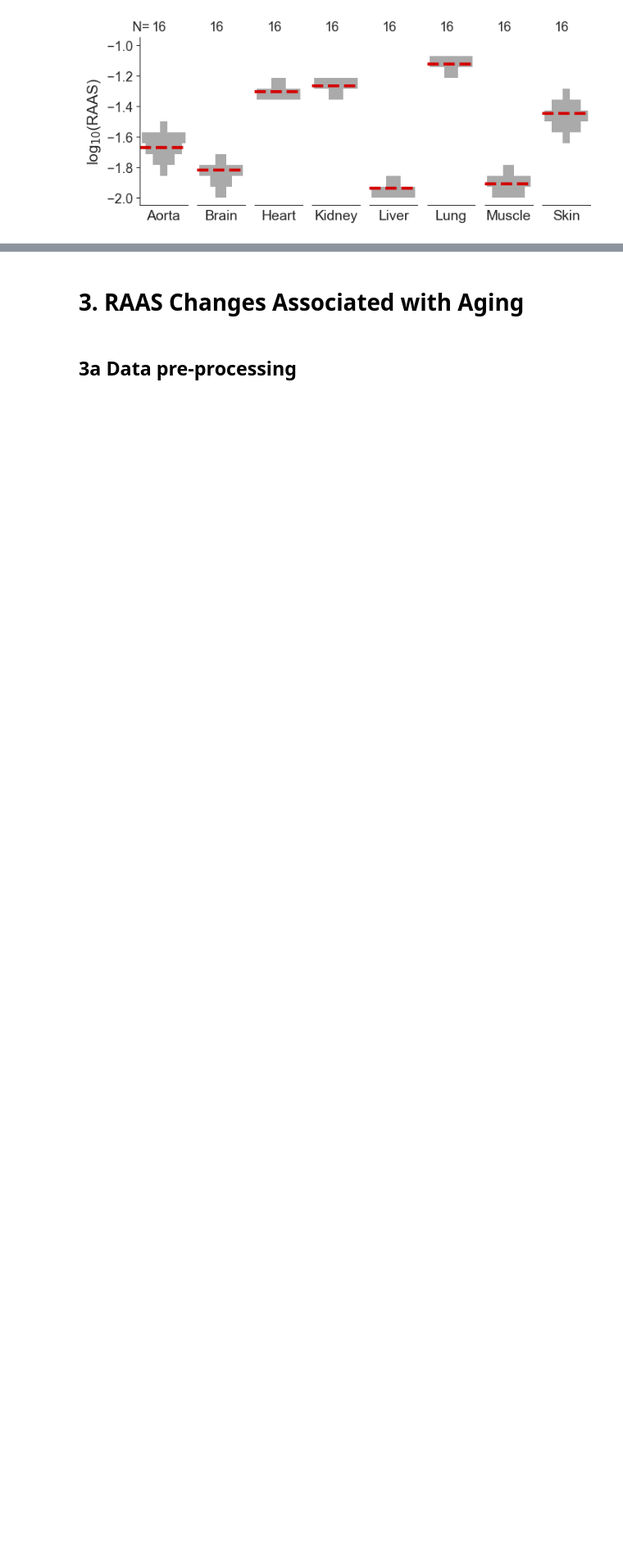
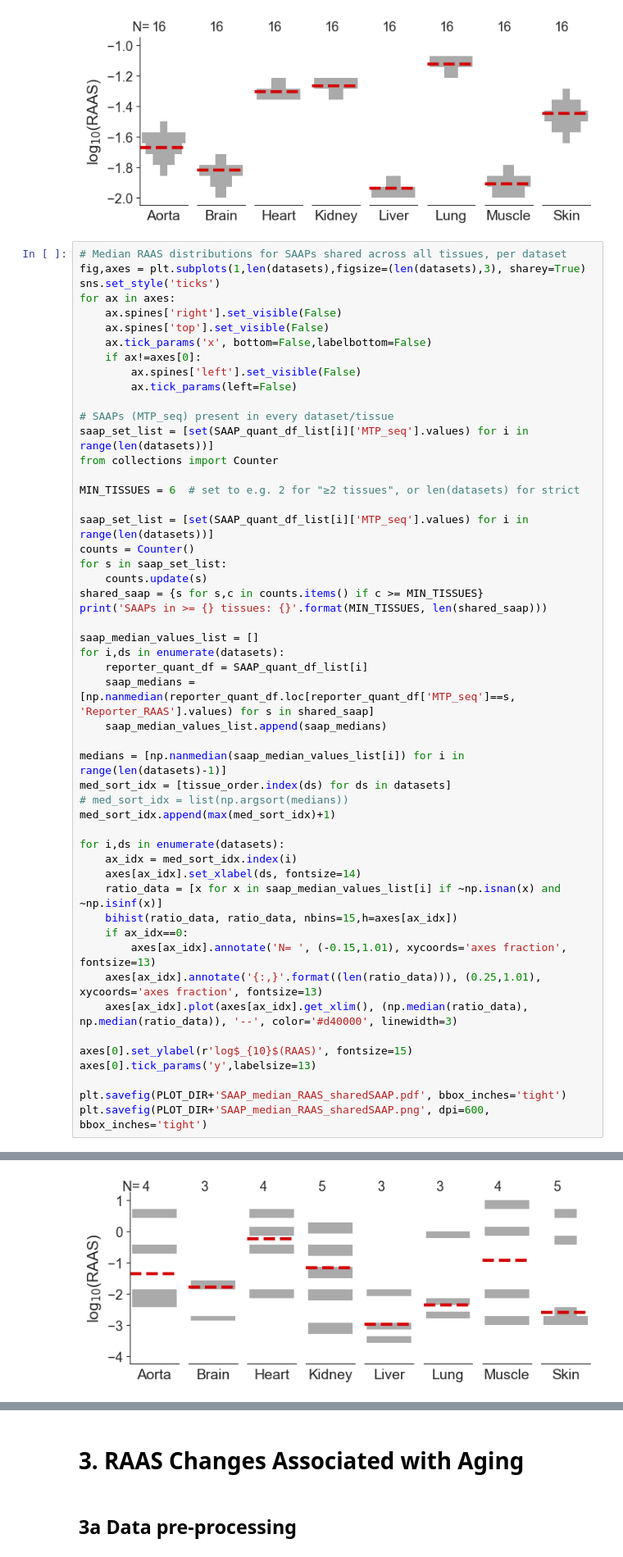
Before and after one commit to alexmaropakis/BrainDecode, a Jupyter notebook: Scripts/Analysis scripts/Alex_AgedMouse_Analysis.ipynb, the cells around one changed output, grey strips where cells are left out. Shown at 82% size. Saved outputs shown, nothing was run; the diff lists cells and outputs as text; blank space fills up the shorter version.

```diff
--- a/Scripts/Analysis scripts/AgedMouse_Analysis1_06-11-2026.ipynb
+++ b/Scripts/Analysis scripts/Alex_AgedMouse_Analysis.ipynb
@@ -1370,3 +1366,55 @@ plt.savefig(PLOT_DIR+'Sample_median_RAAS_allDS.pdf', bbox_inches='tight')
 plt.savefig(PLOT_DIR+'Sample_median_RAAS_allDS.png', dpi=600, bbox_inches='tight')
 # %% [output]
 [figure]
+# %%
+# Median RAAS distributions for SAAPs shared across all tissues, per dataset
+fig,axes = plt.subplots(1,len(datasets),figsize=(len(datasets),3), sharey=True)
+sns.set_style('ticks')
+for ax in axes:
+    ax.spines['right'].set_visible(False)
+    ax.spines['top'].set_visible(False)
+    ax.tick_params('x', bottom=False,labelbottom=False)
+    if ax!=axes[0]:
+        ax.spines['left'].set_visible(False)
+        ax.tick_params(left=False)
+
+# SAAPs (MTP_seq) present in every dataset/tissue
+saap_set_list = [set(SAAP_quant_df_list[i]['MTP_seq'].values) for i in range(len(datasets))]
+from collections import Counter
+
+MIN_TISSUES = 6  # set to e.g. 2 for "≥2 tissues", or len(datasets) for strict
+
+saap_set_list = [set(SAAP_quant_df_list[i]['MTP_seq'].values) for i in range(len(datasets))]
+counts = Counter()
+for s in saap_set_list:
+    counts.update(s)
+shared_saap = {s for s,c in counts.items() if c >= MIN_TISSUES}
+print('SAAPs in >= {} tissues: {}'.format(MIN_TISSUES, len(shared_saap)))
+
+saap_median_values_list = []
+for i,ds in enumerate(datasets):
+    reporter_quant_df = SAAP_quant_df_list[i]
+    saap_medians = [np.nanmedian(reporter_quant_df.loc[reporter_quant_df['MTP_seq']==s, 'Reporter_RAAS'].values) for s in shared_saap]
+    saap_median_values_list.append(saap_medians)
+
+medians = [np.nanmedian(saap_median_values_list[i]) for i in range(len(datasets)-1)]
+med_sort_idx = [tissue_order.index(ds) for ds in datasets]
+# med_sort_idx = list(np.argsort(medians))
+med_sort_idx.append(max(med_sort_idx)+1)
+
+for i,ds in enumerate(datasets):
+    ax_idx = med_sort_idx.index(i)
+    axes[ax_idx].set_xlabel(ds, fontsize=14)
+    ratio_data = [x for x in saap_median_values_list[i] if ~np.isnan(x) and ~np.isinf(x)]
+    bihist(ratio_data, ratio_data, nbins=15,h=axes[ax_idx])
+    if ax_idx==0:
+        axes[ax_idx].annotate('N= ', (-0.15,1.01), xycoords='axes fraction', fontsize=13)
+    axes[ax_idx].annotate('{:,}'.format((len(ratio_data))), (0.25,1.01), xycoords='axes fraction', fontsize=13)
+    axes[ax_idx].plot(axes[ax_idx].get_xlim(), (np.median(ratio_data), np.median(ratio_data)), '--', color='#d40000', linewidth=3)
+
+axes[0].set_ylabel(r'log$_{10}$(RAAS)', fontsize=15)
+axes[0].tick_params('y',labelsize=13)
+
+plt.savefig(PLOT_DIR+'SAAP_median_RAAS_sharedSAAP.pdf', bbox_inches='tight')
+plt.savefig(PLOT_DIR+'SAAP_median_RAAS_sharedSAAP.png', dpi=600, bbox_inches='tight')
+# %% [output]
@@ -1373,3 +1422,4 @@ plt.savefig(PLOT_DIR+'Sample_median_RAAS_allDS.png', dpi=600, bbox_inches='tight
+[figure, added]
 # %%
 # Medians for all data, sample, and SAAP-level RAAS
 all_medians = [np.nanmedian(SAAP_quant_df_list[i]['Reporter_RAAS'].values) for i in range(len(datasets)-1)]
```
Also changed, not shown: parts of 7 cells of this notebook, 7 other files.
